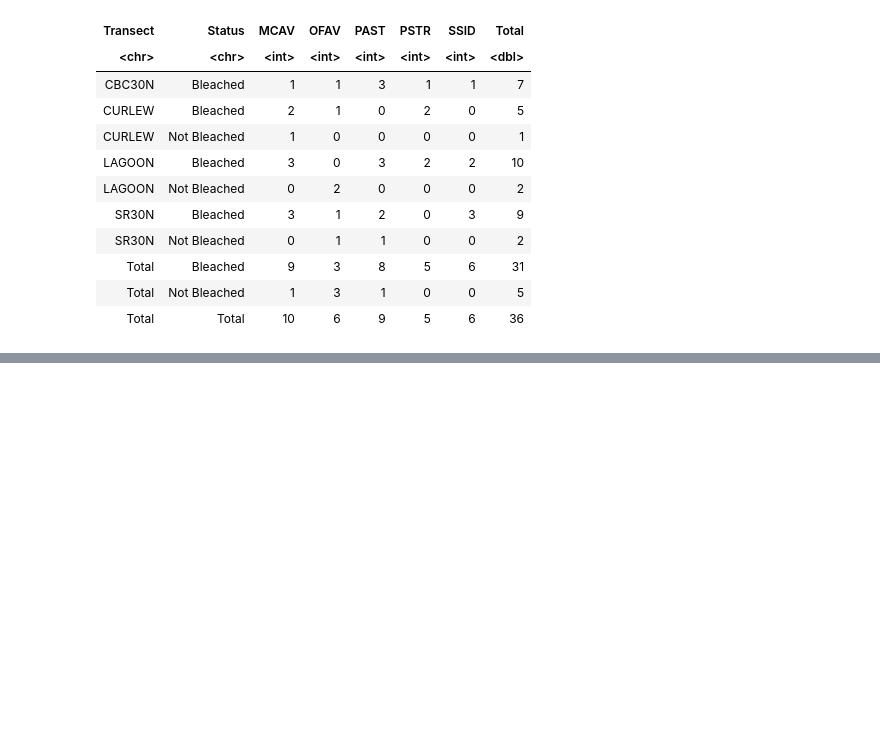
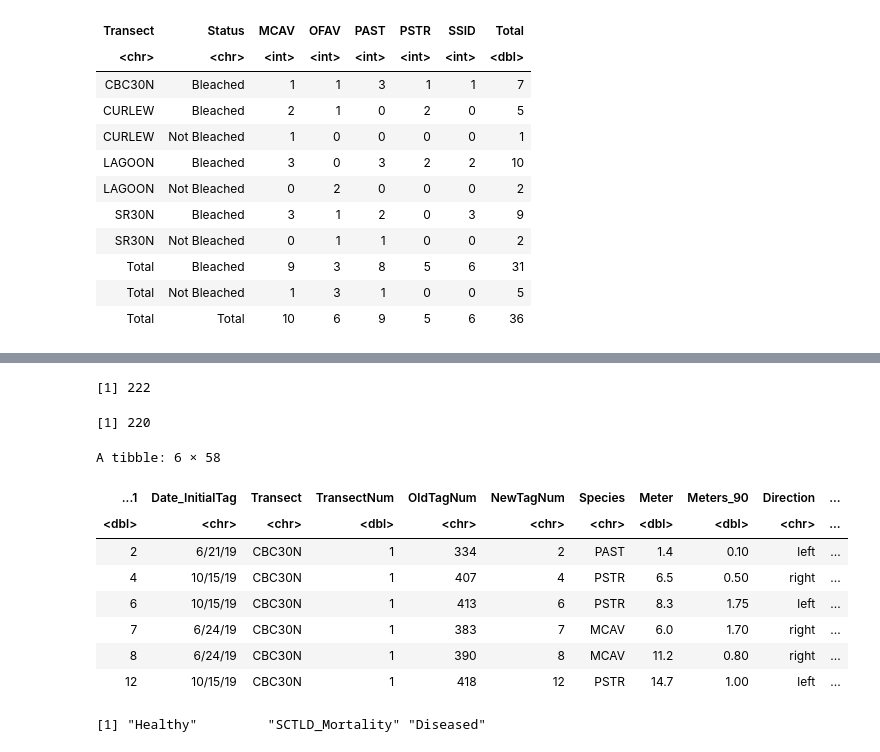
Before and after one commit to brookewicz/Code_notebook, a Jupyter notebook: SampleSummaries.ipynb, the cells around one changed output, grey strips where cells are left out. Drawn from its saved outputs; the diff is of its cells as text; code cells hidden in the pictures; blank space fills up the shorter version.

Commit message:
add sctld colony summaries

```diff
--- a/SampleSummaries.ipynb
+++ b/SampleSummaries.ipynb
@@ -256,0 +298,53 @@ write.csv(clb_immunesummary, 'tables/clb_immunesummary.csv',row.names=FALSE)
+# %%
+nrow(samplelist)
+# extra 2 are negative controls
+# %% [output]
+[1] 222
+# %%
+#filter for seq'ed in 2024
+sctld_samples<-sctld_samples %>%
+    filter(Sample_type == 'Core_EtOH') %>%
+    filter(Tubelabel_species %in% samplelist$V1)
+nrow(sctld_samples)
+# %% [output]
+[1] 220
+# %%
+# make colony tag ID for sample data
+transect_id <- paste0('T',sctld_samples$TransectNum)
+sctld_samples$colony_id <- paste(transect_id, sctld_samples$NewTagNum, sctld_samples$Species,
+                                 sep = "_")
+# %%
+# make colony tag ID for colony data
+transect_id <- paste0('T',colony$TransectNum)
+colony$colony_id <- paste(transect_id, colony$NewTagNum, colony$Species,
+                                 sep = "_")
+# %%
+# match samples to colony data
+sctld_colony <- colony %>%
+    filter(colony_id %in% sctld_samples$colony_id)
+
+# separate into diseased and healthy per species
+cols<- c('062019_Condition','052022_Condition','122022_Condition')
+sctld_colony <- sctld_colony %>%
+  mutate(
+    health_status = case_when(
+      if_any(any_of(cols), ~ str_detect(., "Dead")) ~ "SCTLD_Mortality",
+      if_any(any_of(cols), ~ str_detect(., "Healthy")) ~ "Healthy",
+      if_any(any_of(cols), ~ str_detect(., "Diseased")) ~ "Diseased",
+      TRUE ~ "Healthy"
+    )
+  )
+# %%
+head(sctld_colony)
+unique(sctld_colony$health_status)
+# %% [output]
+A tibble: 6 × 58
+| ...1 | Date_InitialTag | Transect | TransectNum | OldTagNum | NewTagNum | Species | Meter | Meters_90 | Direction | ... |
+| <dbl> | <chr> | <chr> | <dbl> | <chr> | <chr> | <chr> | <dbl> | <dbl> | <chr> | ... |
+| 2 | 6/21/19 | CBC30N | 1 | 334 | 2 | PAST | 1.4 | 0.10 | left | ... |
+| 4 | 10/15/19 | CBC30N | 1 | 407 | 4 | PSTR | 6.5 | 0.50 | right | ... |
+| 6 | 10/15/19 | CBC30N | 1 | 413 | 6 | PSTR | 8.3 | 1.75 | left | ... |
+| 7 | 6/24/19 | CBC30N | 1 | 383 | 7 | MCAV | 6.0 | 1.70 | right | ... |
+| 8 | 6/24/19 | CBC30N | 1 | 390 | 8 | MCAV | 11.2 | 0.80 | right | ... |
+| 12 | 10/15/19 | CBC30N | 1 | 418 | 12 | PSTR | 14.7 | 1.00 | left | ... |
+[1] "Healthy"         "SCTLD_Mortality" "Diseased"
```
Also changed, not shown: parts of 18 cells of this notebook, 1 other file.
